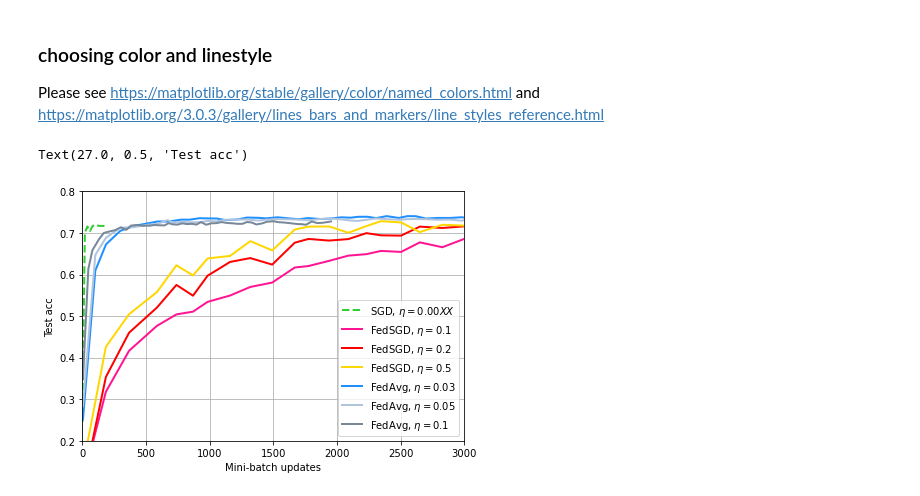
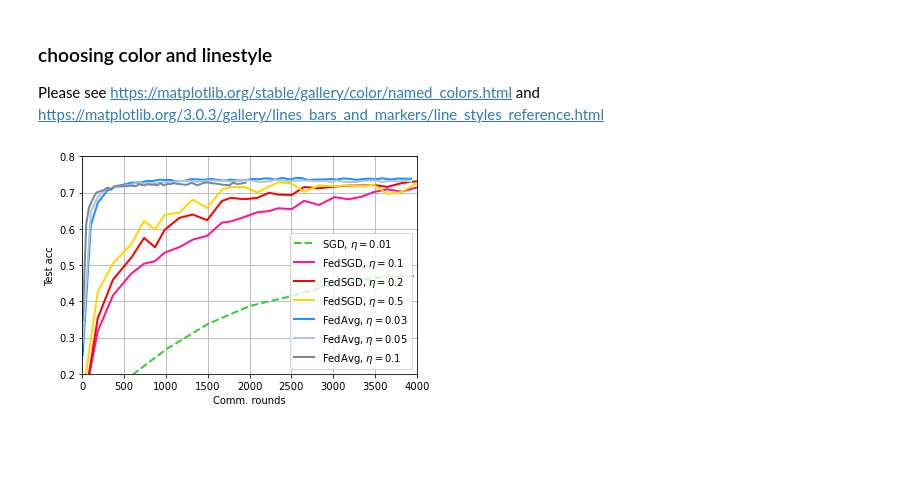
Before and after one commit to ywang037/Federated-Learning-PyTorch, a Jupyter notebook: helper-plot-csv-exp-3a.ipynb, the cells around one changed output. Cells and saved outputs as stored; diff of their text form; code cells hidden in the pictures; blank space fills up the shorter version.

```diff
--- a/helper-plot-csv-exp-3a.ipynb
+++ b/helper-plot-csv-exp-3a.ipynb
@@ -20,7 +20,7 @@ df_1 = [pd.read_csv(f) for f in files_to_read_1]
 # %%
 # manually set the label names
 run_labels=[0]*7
-run_labels[0] = 'SGD, $\eta=0.00XX$'
+run_labels[0] = 'SGD, $\eta=0.01$'
 run_labels[1] = 'FedSGD, $\eta=0.1$'
 run_labels[2] = 'FedSGD, $\eta=0.2$'
 run_labels[3] = 'FedSGD, $\eta=0.5$'
@@ -61,21 +61,24 @@ run_linestyles[6] = '-'
 Please see https://matplotlib.org/stable/gallery/color/named_colors.html and https://matplotlib.org/3.0.3/gallery/lines_bars_and_markers/line_styles_reference.html
 # %%
 # plot the first figure for experiment 2 with iid data
-step_1=20
+step_1=10
 plt.figure()
 for i, data in enumerate(df_1):
-    x = [dx for j, dx in enumerate(data['Step'].tolist()) if j % step_1 == 0]
+    if i==0:
+        sf, step_1 = 500, 1
+    else:
+        sf, step_1 = 1, 20
+    x = [dx*sf for j, dx in enumerate(data['Step'].tolist()) if j % step_1 == 0]
     y = [dy for j, dy in enumerate(data['Value'].tolist()) if j % step_1 == 0]
     plt.plot(x,y,label=run_labels[i], linestyle=run_linestyles[i], color=run_colors[i],linewidth=2)
 #     plt.plot(x,y,label=run_labels[i],linewidth=2)
     plt.legend(loc='lower right')
 plt.grid()
-plt.tight_layout()
-plt.xlim(0,3000)
+# plt.tight_layout()
+plt.xlim(0,4000)
 plt.ylim(0.2,0.8)
-plt.xlabel('Mini-batch updates')
+plt.xlabel('Comm. rounds')
 plt.ylabel('Test acc')
-# plt.savefig('save\\figures-cifar\\fedavg-exp-3a.png')
+plt.savefig('save\\figures-cifar\\fedavg-exp-3a.png')
 # %% [output]
-Text(27.0, 0.5, 'Test acc')
-[figure, old version]
+[figure, new version]
```
Also changed, not shown: parts of 1 cell of this notebook.
